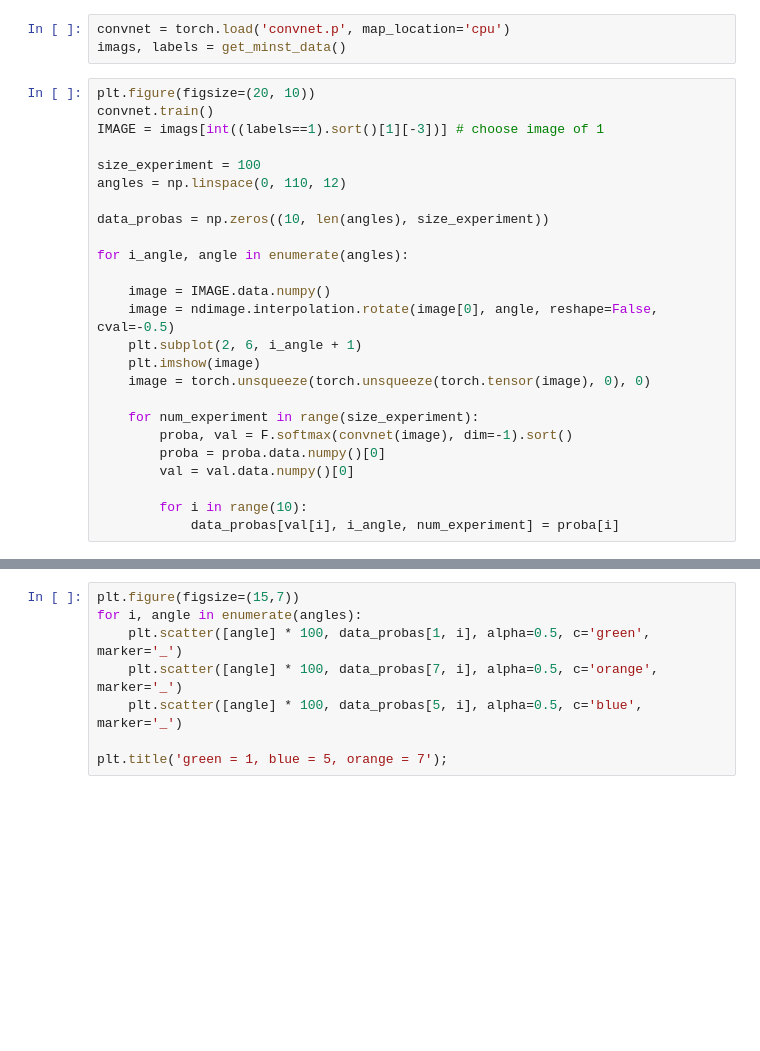
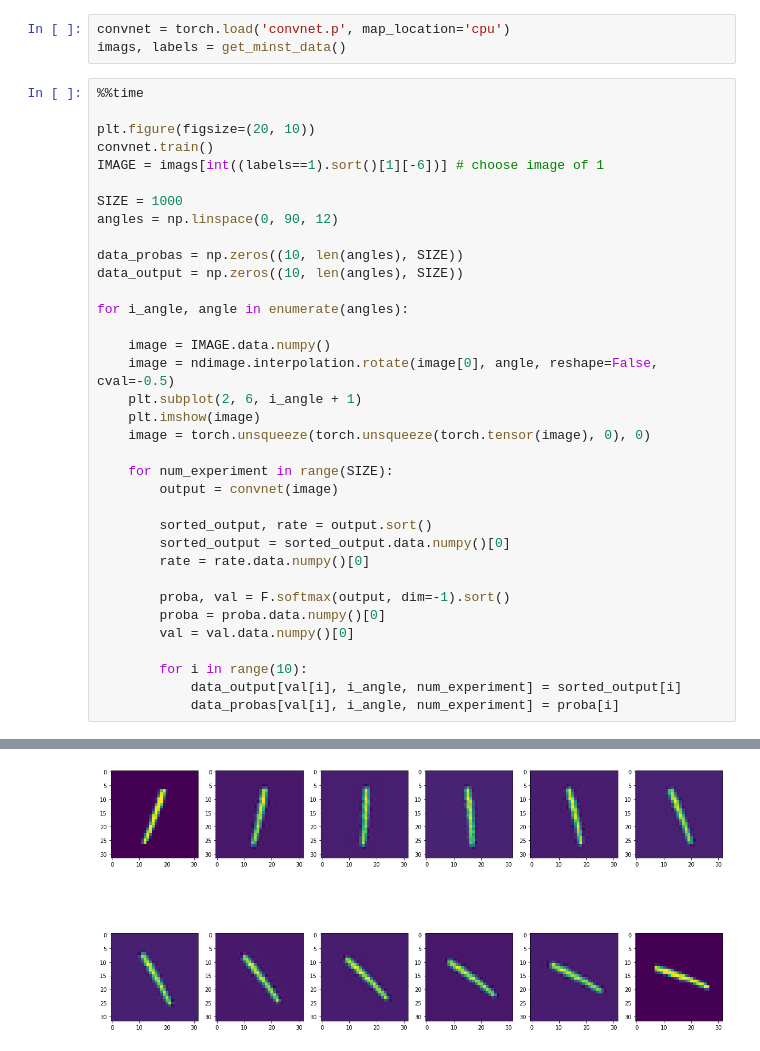
Before and after one commit to egornuzhin/DropoutUncertainty, a Jupyter notebook: MNIST_results.ipynb, the cells around one changed output, grey strips where cells are left out. Drawn from its saved outputs; the diff is of its cells as text; blank space fills up the shorter version.

```diff
--- a/MNIST_results.ipynb
+++ b/MNIST_results.ipynb
@@ -71,14 +71,17 @@ def get_minst_data():
 convnet = torch.load('convnet.p', map_location='cpu')
 imags, labels = get_minst_data()
 # %%
+%%time
+
 plt.figure(figsize=(20, 10))
 convnet.train()
-IMAGE = imags[int((labels==1).sort()[1][-3])] # choose image of 1
+IMAGE = imags[int((labels==1).sort()[1][-6])] # choose image of 1
 
-size_experiment = 100
-angles = np.linspace(0, 110, 12)
+SIZE = 1000
+angles = np.linspace(0, 90, 12)
 
-data_probas = np.zeros((10, len(angles), size_experiment))
+data_probas = np.zeros((10, len(angles), SIZE))
+data_output = np.zeros((10, len(angles), SIZE))
 
 for i_angle, angle in enumerate(angles):
 
@@ -88,10 +91,18 @@ for i_angle, angle in enumerate(angles):
     plt.imshow(image)
     image = torch.unsqueeze(torch.unsqueeze(torch.tensor(image), 0), 0)
 
-    for num_experiment in range(size_experiment):
-        proba, val = F.softmax(convnet(image), dim=-1).sort()
+    for num_experiment in range(SIZE):
+        output = convnet(image)
+
+        sorted_output, rate = output.sort()
+        sorted_output = sorted_output.data.numpy()[0]
+        rate = rate.data.numpy()[0]
+
+        proba, val = F.softmax(output, dim=-1).sort()
         proba = proba.data.numpy()[0]
         val = val.data.numpy()[0]
 
         for i in range(10):
+            data_output[val[i], i_angle, num_experiment] = sorted_output[i]
             data_probas[val[i], i_angle, num_experiment] = proba[i]
+# %% [output]
@@ -98,8 +111 @@ for i_angle, angle in enumerate(angles):
+[figure, added]
-# %%
-plt.figure(figsize=(15,7))
-for i, angle in enumerate(angles):
-    plt.scatter([angle] * 100, data_probas[1, i], alpha=0.5, c='green', marker='_')
-    plt.scatter([angle] * 100, data_probas[7, i], alpha=0.5, c='orange',  marker='_')
-    plt.scatter([angle] * 100, data_probas[5, i], alpha=0.5, c='blue', marker='_')
-
-plt.title('green = 1, blue = 5, orange = 7');
```
Also changed, not shown: parts of 3 cells of this notebook, 1 other file.
